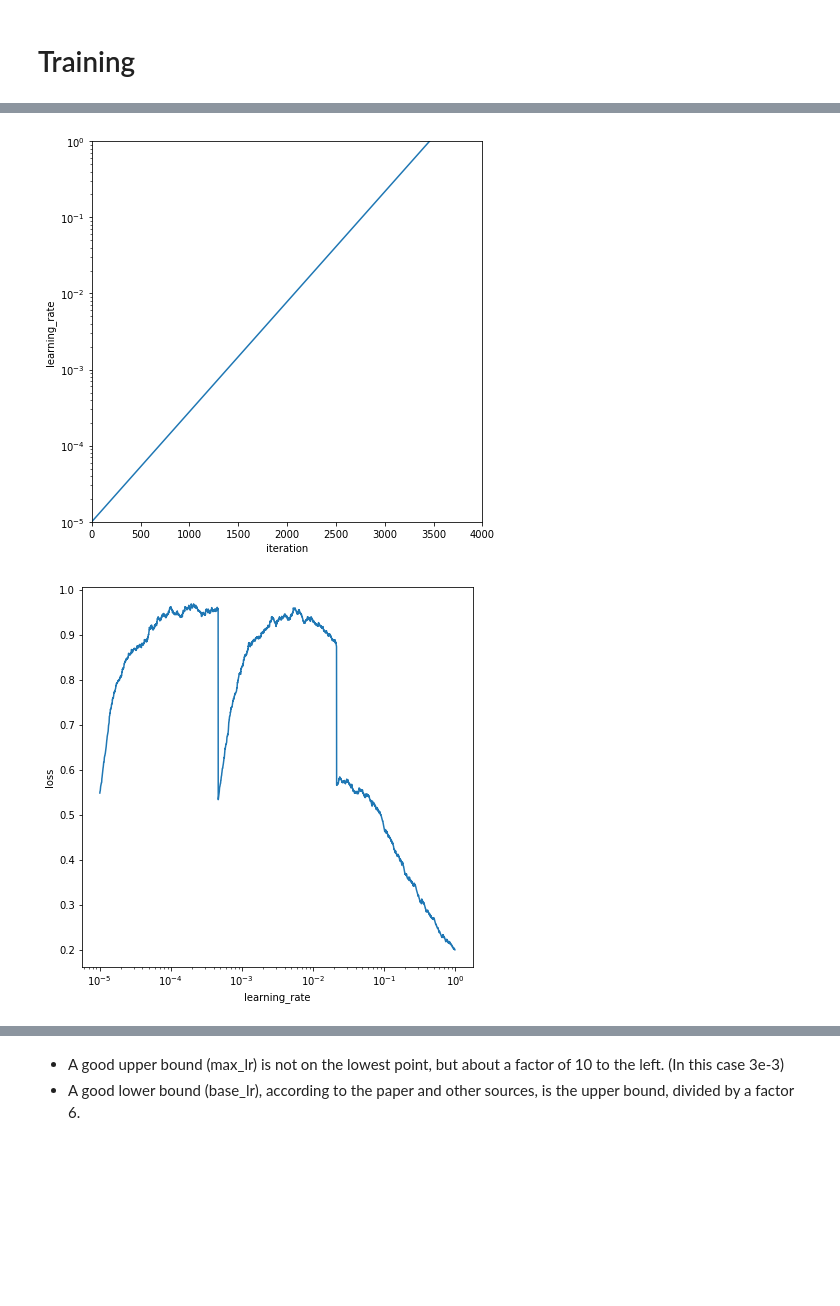
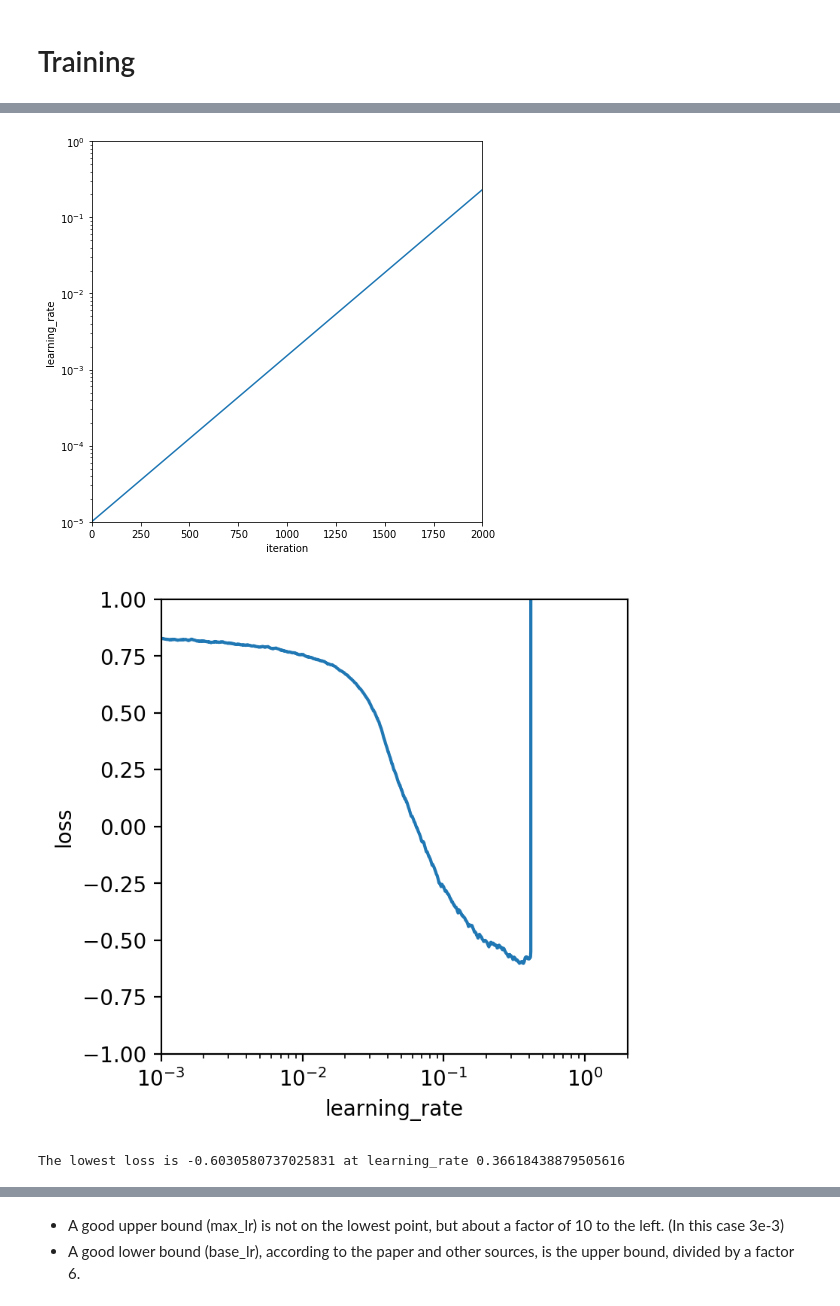
Before and after one commit to carlov93/predictive_maintenance, a Jupyter notebook: src/ai/train_model/find_base_and_max_lr.ipynb, the cells around one changed output, grey strips where cells are left out. Cells and saved outputs as stored; diff of their text form; code cells hidden in the pictures; blank space fills up the shorter version.

```diff
--- a/src/ai/train_model/find_base_and_max_lr.ipynb
+++ b/src/ai/train_model/find_base_and_max_lr.ipynb
@@ -61,10 +65,18 @@ train_data, validation_data = train_loader.prepare_data()
 dataset_train = DataSet(train_data, timesteps=param["model"]["sequence_size"])
 dataset_validation = DataSet(validation_data, timesteps=param["model"]["sequence_size"])
 # %%
-data_loader_training = DataLoader(dataset_train, batch_size=param["model"]["batch_size"],
-                                  num_workers=1, shuffle=True, drop_last=True)
-data_loader_validation = DataLoader(dataset_validation, batch_size=param["model"]["batch_size"],
-                                    num_workers=1, shuffle=True, drop_last=True)
+data_loader_training = DataLoader(dataset_train,
+                                  batch_size=param["model"]["batch_size"],
+                                  num_workers=1,
+                                  shuffle=True,
+                                  drop_last=True
+                                 )
+data_loader_validation = DataLoader(dataset_validation,
+                                    batch_size=param["model"]["batch_size"],
+                                    num_workers=1,
+                                    shuffle=True,
+                                    drop_last=True
+                                   )
 # %%
 for batch_idx, data in enumerate(data_loader_training):
     x,y = data
@@ -81,21 +93,21 @@ Size of input data: torch.Size([8, 150, 21])
 Size of target data: torch.Size([8, 21])
 # %%
 torch.manual_seed(0)
-model = LstmMseDropout(batch_size=param['model']['batch_size'],
-                       input_dim=param['model']['input_size'],
-                       n_hidden_lstm=param['model']['n_hidden_lstm'],
-                       n_layers=param['model']['lstm_layer'],
-                       dropout_rate= param['model']['dropout_rate'],
-                       n_hidden_fc=param['model']['n_hidden_fc']
-                       )
+model = LstmMle(batch_size=param['model']['batch_size'],
+                input_dim=param['model']['input_size'],
+                n_hidden_lstm=param['model']['n_hidden_lstm'],
+                n_layers=param['model']['lstm_layer'],
+                dropout_rate= param['model']['dropout_rate'],
+                n_hidden_fc=param['model']['n_hidden_fc']
+                )
 # %%
-criterion = LossModuleMse(param["model"]["input_size"], param["model"]["batch_size"])
+criterion = LossModuleMle(param["model"]["input_size"], param["model"]["batch_size"])
 # %% [markdown]
 # Training
 # %%
 # Experiment parameters
-lr_find_epochs = 3
-start_lr = 1e-3
+lr_find_epochs = 4
+start_lr = 1e-5
 end_lr = 1
 smoothing = 0.005
 
@@ -122,7 +134,6 @@ for i in range(lr_find_epochs):
         output = model(input_data, hidden)
 
         # Computate loss
-        criterion = nn.MSELoss()
         loss = criterion(output, target_data)
 
         # Backward pass
@@ -135,7 +146,7 @@ for i in range(lr_find_epochs):
         lr_find_lr.append(lr_step)
 
         # smooth the loss
-        if batch_number==0:
+        if batch_number==0 and i==0:
             lr_find_loss.append(loss.item())
         else:
             loss = smoothing  * loss.item() + (1 - smoothing) * lr_find_loss[-1]
@@ -164,21 +176,28 @@ import matplotlib.pyplot as plt
 f, ax = plt.subplots(figsize=(7, 7))
 ax.set(yscale="log")
 plt.ylim(start_lr, end_lr)
-plt.xlim(0, 4000)
+plt.xlim(0, 2000)
 
 sns.lineplot(x=data.iteration, y=data.learning_rate, ax=ax)
 plt.savefig("./lowerandupperLR.png")
 plt.show()
 # %% [output]
-[figure, old version]
+[figure, new version]
 # %%
-f, ax = plt.subplots(figsize=(7, 7))
+f, ax = plt.subplots(figsize=(4, 4), dpi=200)
 ax.set(xscale="log")
 sns.lineplot(x=data.learning_rate, y=data.loss, ax=ax)
-plt.savefig("./select_max_LR.png")
+plt.ylim(-1, 1)
+plt.xlim(1e-3, 2)
+plt.savefig("./MLE_Cyclic_LR_parameter_search.png")
 plt.show()
 # %% [output]
-[figure, old version]
+[figure, new version]
+# %%
+print("The lowest loss is {} at learning_rate {}".format(data.loss.min(),
+                                                         data.learning_rate[data.loss.idxmin(axis=1)]))
+# %% [output]
+The lowest loss is -0.6030580737025831 at learning_rate 0.36618438879505616
 # %% [markdown]
 __Example for possible outcome:__
 ![](../../../knowledge/pictures/learning_rate.png)
```
Also changed, not shown: parts of 6 cells of this notebook, 7 other files.
